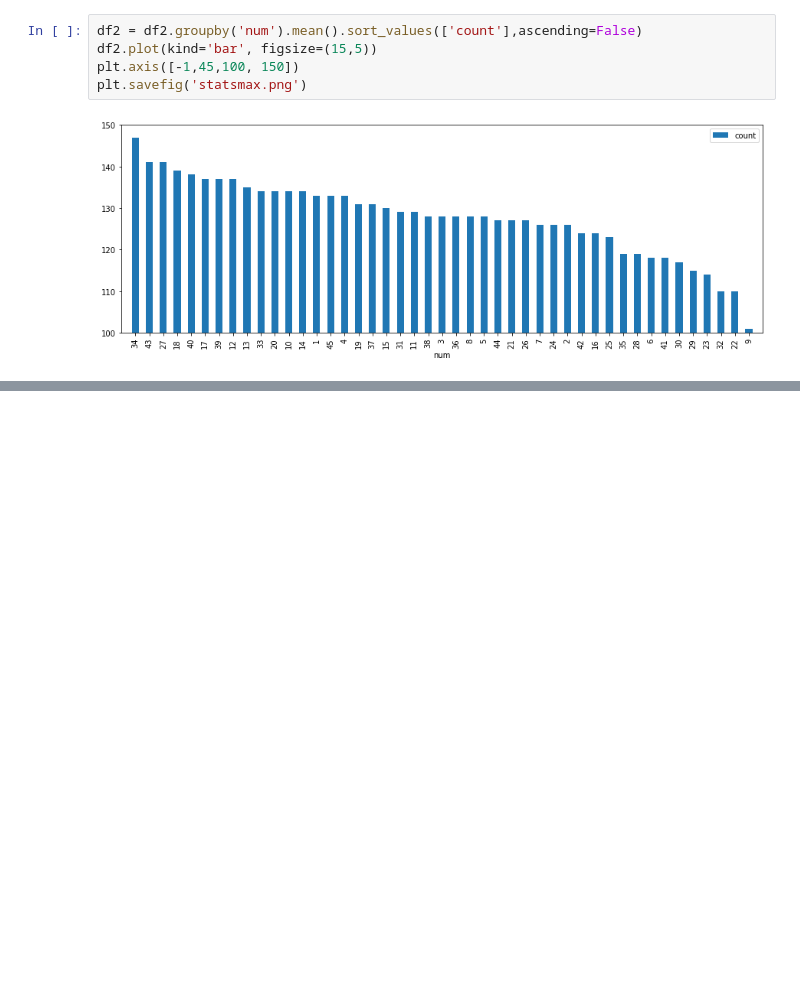
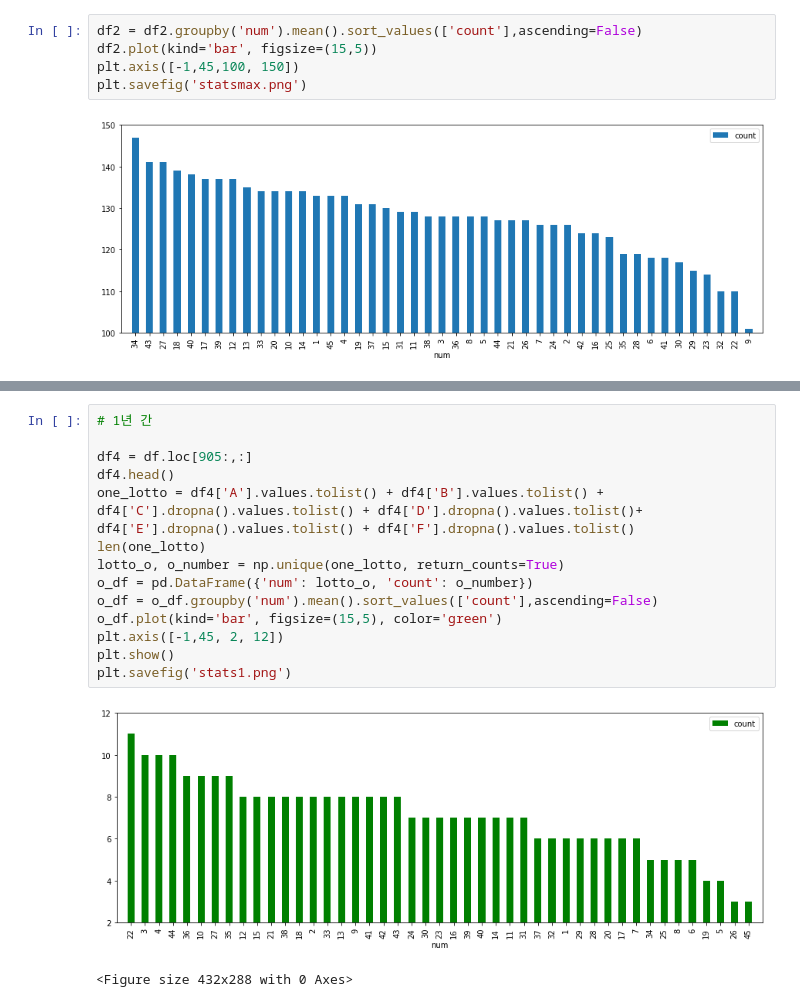
Before and after one commit to shznjihye/Learning, a Jupyter notebook: new_lotto.ipynb, the cells around one changed output, grey strips where cells are left out. Drawn from its saved outputs; the diff is of its cells as text; blank space fills up the shorter version.

```diff
--- a/new_lotto.ipynb
+++ b/new_lotto.ipynb
@@ -106,0 +133,17 @@ plt.savefig('statsmax.png')
+# %%
+# 1년 간
+
+df4 = df.loc[905:,:]
+df4.head()
+one_lotto = df4['A'].values.tolist() + df4['B'].values.tolist() + df4['C'].dropna().values.tolist() + df4['D'].dropna().values.tolist()+ df4['E'].dropna().values.tolist() + df4['F'].dropna().values.tolist()
+len(one_lotto)
+lotto_o, o_number = np.unique(one_lotto, return_counts=True)
+o_df = pd.DataFrame({'num': lotto_o, 'count': o_number})
+o_df = o_df.groupby('num').mean().sort_values(['count'],ascending=False)
+o_df.plot(kind='bar', figsize=(15,5), color='green')
+plt.axis([-1,45, 2, 12])
+plt.show()
+plt.savefig('stats1.png')
+# %% [output]
+[figure, added]
+<Figure size 432x288 with 0 Axes>
```
Also changed, not shown: parts of 4 cells of this notebook.
